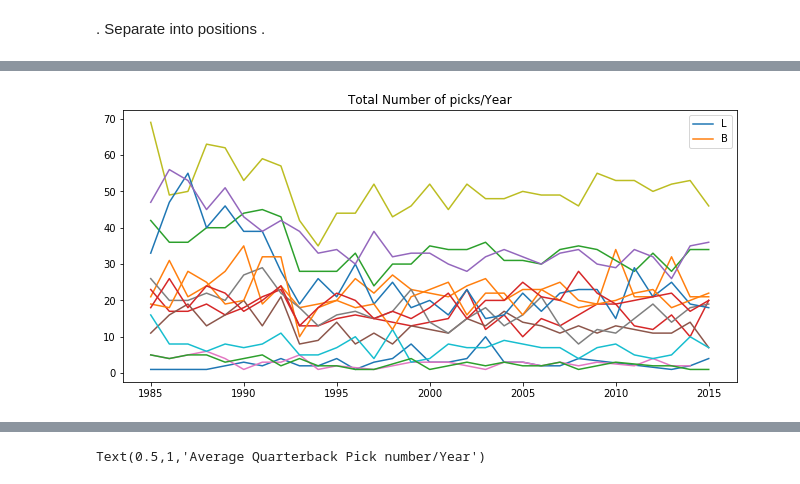
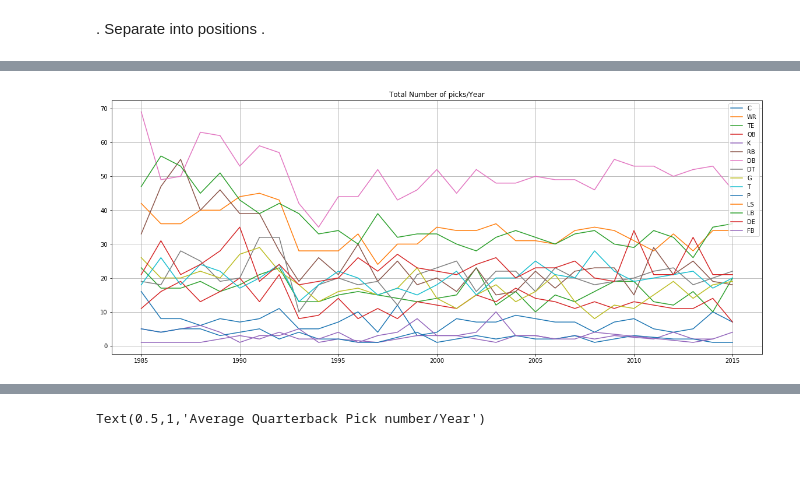
Before and after one commit to GabrielPerson/Data-Science-Project---UFMG, a Jupyter notebook: notebooks/1.0-Person-EDA.ipynb, the cells around one changed output, grey strips where cells are left out. Cells and saved outputs as stored; diff of their text form; code cells hidden in the pictures; blank space fills up the shorter version.

```diff
--- a/notebooks/1.0-Person-EDA.ipynb
+++ b/notebooks/1.0-Person-EDA.ipynb
@@ -24,0 +35,3 @@ df_draft.head()
+# %%
+#Jogadores que não tem o ano na coluna "To" são assumidos como não terem jogado, ou seja, são irrelevantes. Podemos remover essas linhas
+df_draft = df_draft[np.isfinite(df_draft['To'])]
@@ -25,3 +43,10 @@ df_draft.head()
+# %%
+#Cria coluna com os anos de carreira de cada jogador (Inclui ultimo ano)
+df_draft['carrer_years'] = (df_draft['To'] - df_draft['Year']) + 1
+# %%
+df_draft.drop('Unnamed: 32',axis=1,inplace=True)
+# %%
+df_draft['Age'].fillna(22,inplace=True)
 # %%
 df_draft.describe()
 # %% [output]
@@ -69,9 +134,10 @@ total_by_pos
 # %%
-plt.figure(figsize=(11,5))
+plt.figure(figsize=(20,8))
+title = "Total Number of picks/Year"
+plt.title(title)
+plt.grid(axis="both")
 for pos in positions:
-    title = "Total Number of picks/Year"
     plt.plot(df_positions[pos].groupby('Year').count()['Pick'])
-    plt.legend(pos)
-    plt.title(title)
+    plt.legend(positions)
 # %% [output]
-[figure, old version]
+[figure, new version]
```
Also changed, not shown: parts of 22 cells of this notebook, 3 other files.
